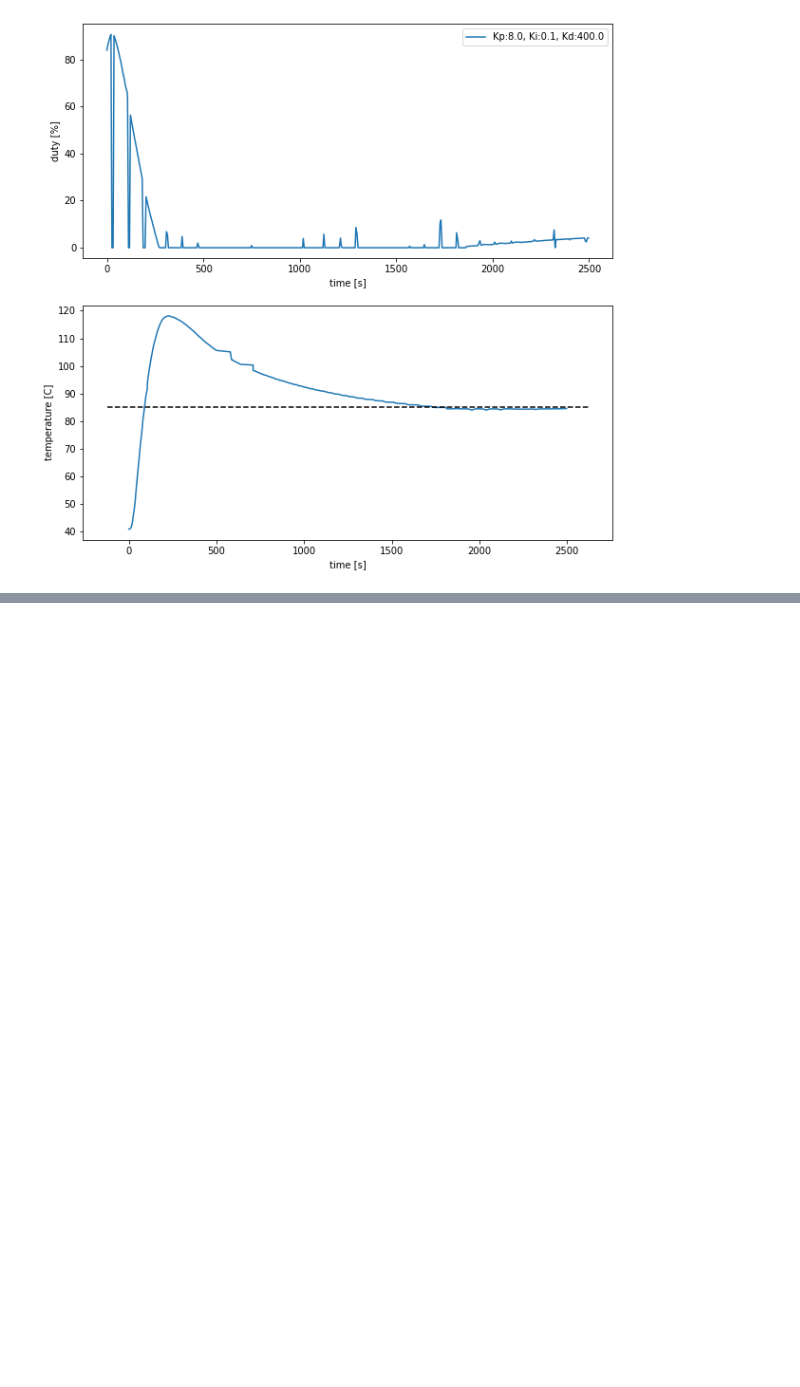
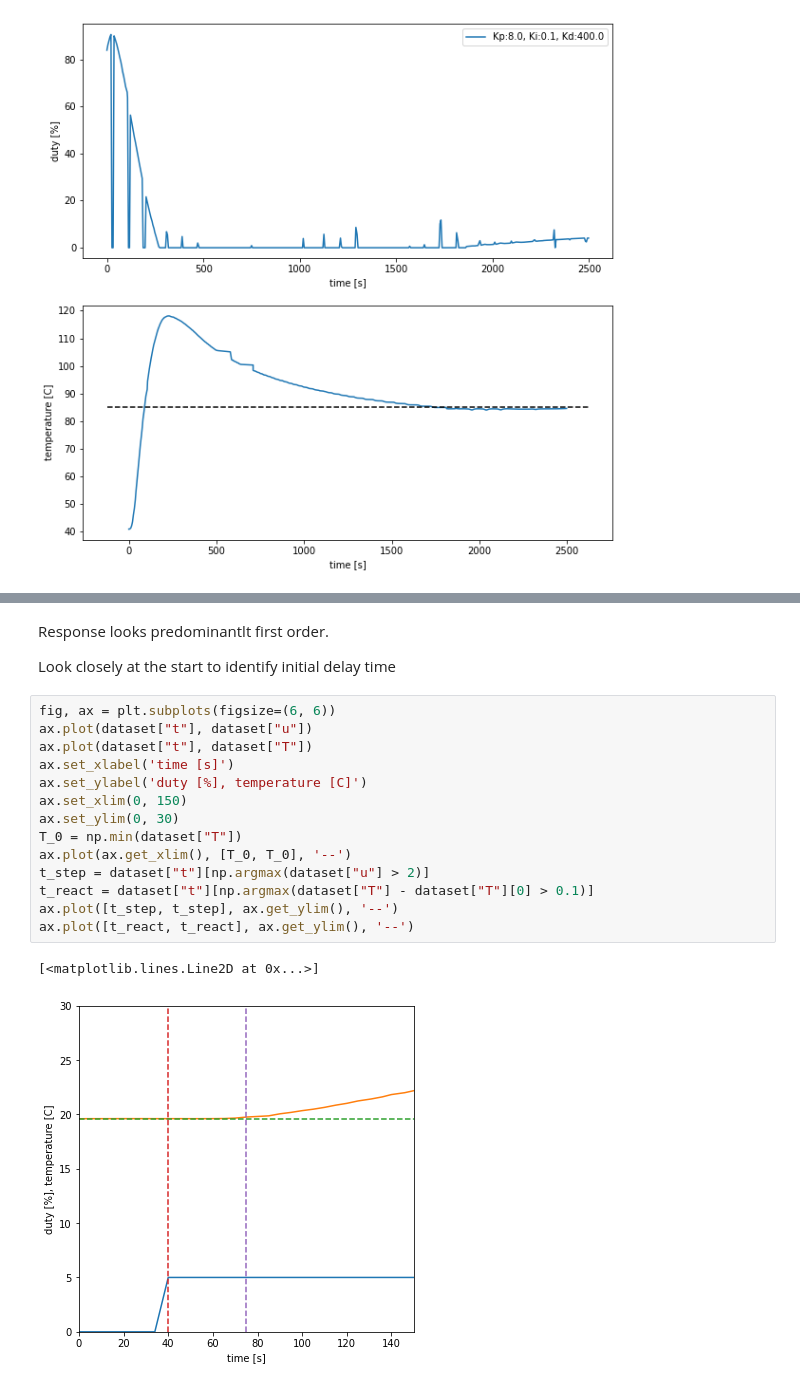
Before and after one commit to willhunt/silvia, a Jupyter notebook: docs/docs/control/assets/silvia_manual_tuning.ipynb, the cells around one changed output, grey strips where cells are left out. Drawn from its saved outputs; the diff is of its cells as text; blank space fills up the shorter version.

```diff
--- a/docs/docs/control/assets/silvia_manual_tuning.ipynb
+++ b/docs/docs/control/assets/silvia_manual_tuning.ipynb
@@ -283,0 +304,21 @@ The results are no better, a different approach is requered.
+# %% [markdown]
+Response looks predominantlt first order.
+
+Look closely at the start to identify initial delay time
+# %%
+fig, ax = plt.subplots(figsize=(6, 6))
+ax.plot(dataset["t"], dataset["u"])
+ax.plot(dataset["t"], dataset["T"])
+ax.set_xlabel('time [s]')
+ax.set_ylabel('duty [%], temperature [C]')
+ax.set_xlim(0, 150)
+ax.set_ylim(0, 30)
+T_0 = np.min(dataset["T"])
+ax.plot(ax.get_xlim(), [T_0, T_0], '--')
+t_step = dataset["t"][np.argmax(dataset["u"] > 2)]
+t_react = dataset["t"][np.argmax(dataset["T"] - dataset["T"][0] > 0.1)]
+ax.plot([t_step, t_step], ax.get_ylim(), '--')
+ax.plot([t_react, t_react], ax.get_ylim(), '--')
+# %% [output]
+[<matplotlib.lines.Line2D at 0x...>]
+[figure, added]
```
Also changed, not shown: parts of 10 cells of this notebook, 10 other files.
